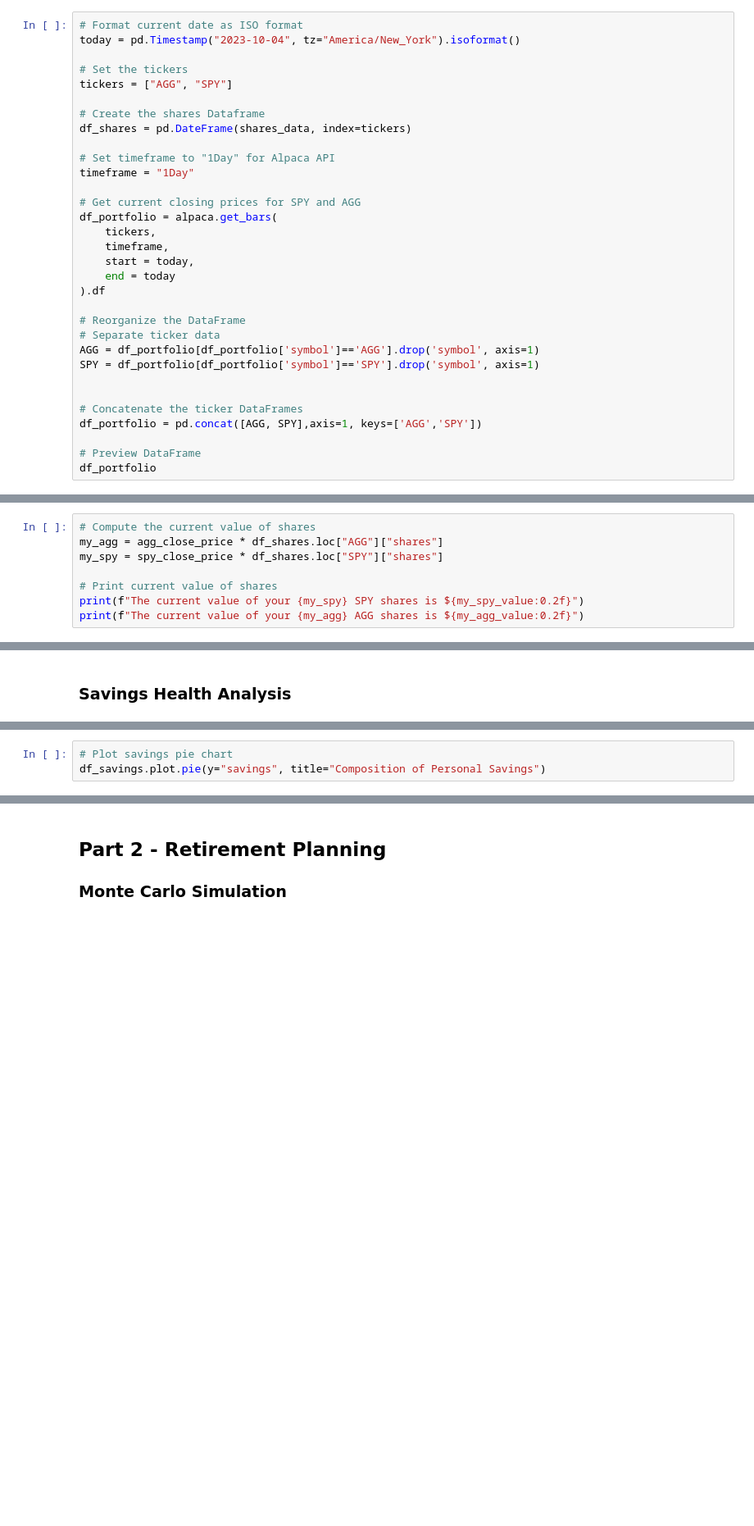
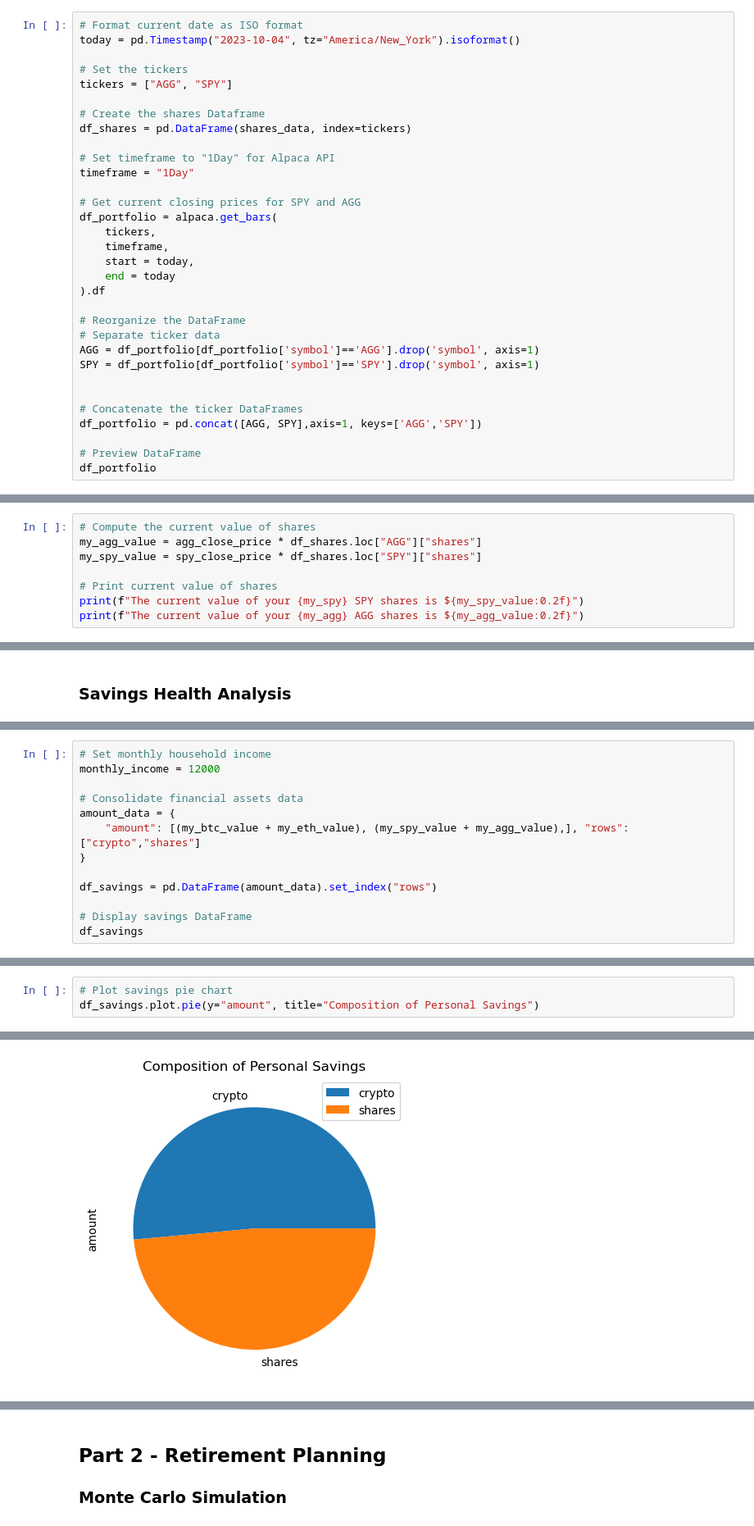
Before and after one commit to apeontherun/Module-5-Challenge, a Jupyter notebook: financial-planner.ipynb, the cells around one changed output, grey strips where cells are left out. Shown at 82% size. Saved outputs shown, nothing was run; the diff lists cells and outputs as text; blank space fills up the shorter version.

```diff
--- a/financial-planner.ipynb
+++ b/financial-planner.ipynb
@@ -94,7 +94,7 @@ today = pd.Timestamp("2023-10-04", tz="America/New_York").isoformat()
 tickers = ["AGG", "SPY"]
 
 # Create the shares Dataframe
-df_shares = pd.DateFrame(shares_data, index=tickers)
+df_shares = pd.DataFrame(shares_data, index=tickers)
 
 # Set timeframe to "1Day" for Alpaca API
 timeframe = "1Day"
@@ -131,7 +137,7 @@ print(f"Current SPY closing price: ${spy_close_price}")
 # %%
 # Compute the current value of shares
-my_agg = agg_close_price * df_shares.loc["AGG"]["shares"]
-my_spy = spy_close_price * df_shares.loc["SPY"]["shares"]
+my_agg_value = agg_close_price * df_shares.loc["AGG"]["shares"]
+my_spy_value = spy_close_price * df_shares.loc["SPY"]["shares"]
 
 # Print current value of shares
 print(f"The current value of your {my_spy} SPY shares is ${my_spy_value:0.2f}")
@@ -158,0 +150,13 @@ display(df_savings)
+# %%
+# Set monthly household income
+monthly_income = 12000
+
+# Consolidate financial assets data
+amount_data = {
+    "amount": [(my_btc_value + my_eth_value), (my_spy_value + my_agg_value),], "rows": ["crypto","shares"]
+}
+
+df_savings = pd.DataFrame(amount_data).set_index("rows")
+
+# Display savings DataFrame
+df_savings
@@ -159,3 +168,4 @@ display(df_savings)
 # %%
 # Plot savings pie chart
-df_savings.plot.pie(y="savings", title="Composition of Personal Savings")
+df_savings.plot.pie(y="amount", title="Composition of Personal Savings")
+# %% [output]
@@ -161,0 +173 @@ df_savings.plot.pie(y="savings", title="Composition of Personal Savings")
+[figure, added]
```
Also changed, not shown: parts of 38 cells of this notebook.
